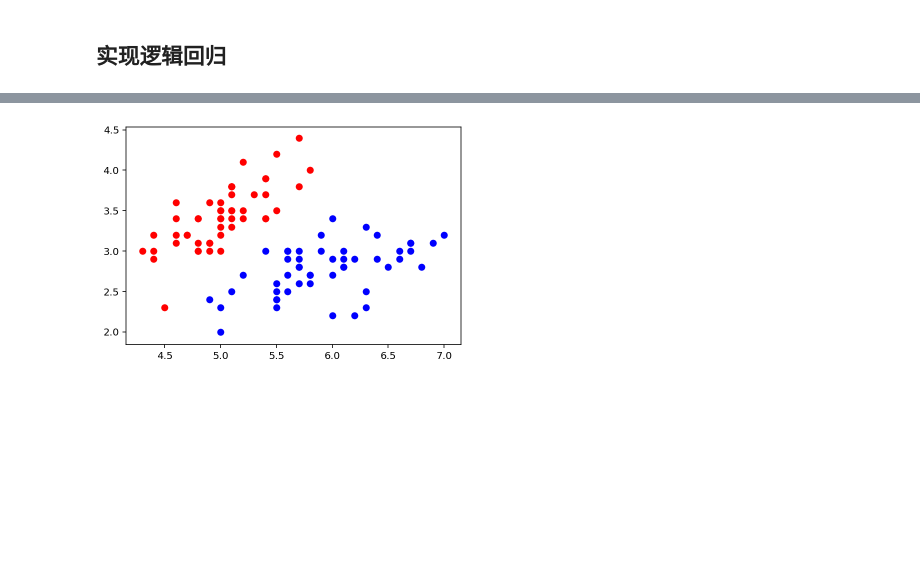
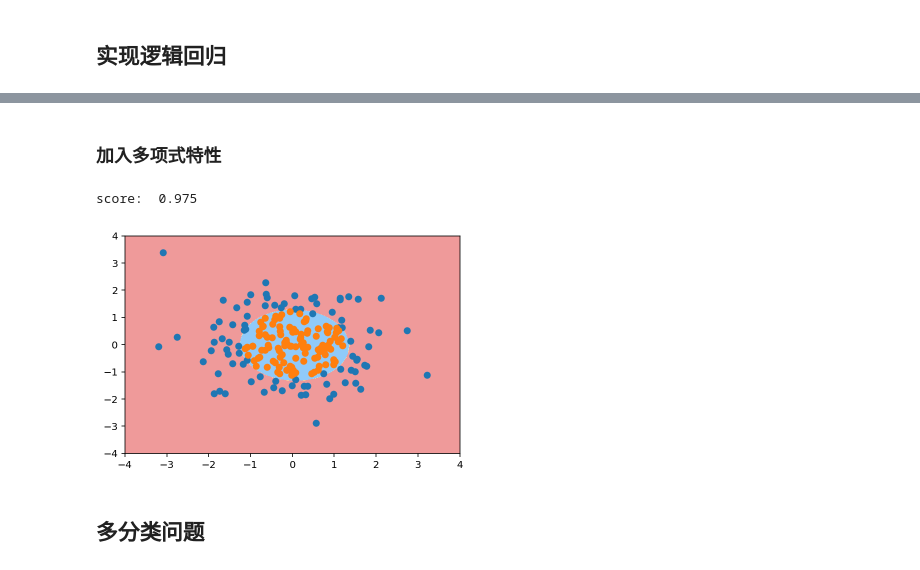
Before and after one commit to clelandgt/machine_learning, a Jupyter notebook: ml_algorithms/逻辑回归.ipynb, the cells around one changed output, grey strips where cells are left out. Cells and saved outputs as stored; diff of their text form; code cells hidden in the pictures; blank space fills up the shorter version.

Commit message:
UPD: logisticRegression

```diff
--- a/ml_algorithms/逻辑回归.ipynb
+++ b/ml_algorithms/逻辑回归.ipynb
@@ -137,0 +214,10 @@ y = iris.target[y<2]
+# %%
+plt.scatter(X[y==0,0], X[y==0,1], color="red")
+plt.scatter(X[y==1,0], X[y==1,1], color="blue")
+
+# 绘制分隔线
+# x1 = np.arange(4, 8, 0.01)
+x1 = np.linspace(4, 8, 1000)
+y1 = x1 * (log_reg.coefs[0]/(-log_reg.coefs[1])) + (log_reg.intercept/-log_reg.coefs[1])
+plt.plot(x1, y1)
+plt.show()
@@ -137,0 +282,8 @@ y = iris.target[y<2]
+# %%
+np.random.seed(666)
+X = np.random.normal(0, 1, size=(200, 2))
+y = np.array((X[:,0]**2+X[:,1]**2)<1.5, dtype='int')
+
+plt.scatter(X[y==0,0], X[y==0,1])
+plt.scatter(X[y==1,0], X[y==1,1])
+plt.show()
@@ -137,0 +296,6 @@ y = iris.target[y<2]
+# %%
+from sklearn.linear_model import LogisticRegression
+
+log_reg = LogisticRegression()
+log_reg.fit(X, y)
+print('Score', log_reg.score(X, y))
@@ -138,6 +312,27 @@ y = iris.target[y<2]
+# %% [markdown]
+### 加入多项式特性
+# %%
+from sklearn.preprocessing import PolynomialFeatures
+from sklearn.pipeline import Pipeline
+
+def PolynomialLogisticRegression(degree):
+    return Pipeline([
+        ('poly', PolynomialFeatures(degree=degree)),
+        ('log_reg', LogisticRegression())
+    ])
+
+
+poly_log_reg = PolynomialLogisticRegression(degree=2)
+poly_log_reg.fit(X, y)
+print('score: ', poly_log_reg.score(X, y))
+# %% [output]
+score:  0.975
 # %%
-plt.scatter(x[y==0,0], x[y==0,1], color='red')
-plt.scatter(x[y==1,0], x[y==1,1], color='blue')
+plot_decision_boundary(poly_log_reg, axis=[-4, 4, -4, 4])
+plt.scatter(X[y==0,0], X[y==0,1])
+plt.scatter(X[y==1,0], X[y==1,1])
 plt.show()
 # %% [output]
-[figure, old version]
+[figure, new version]
+# %% [markdown]
+## 多分类问题
```
Also changed, not shown: parts of 27 cells of this notebook.
